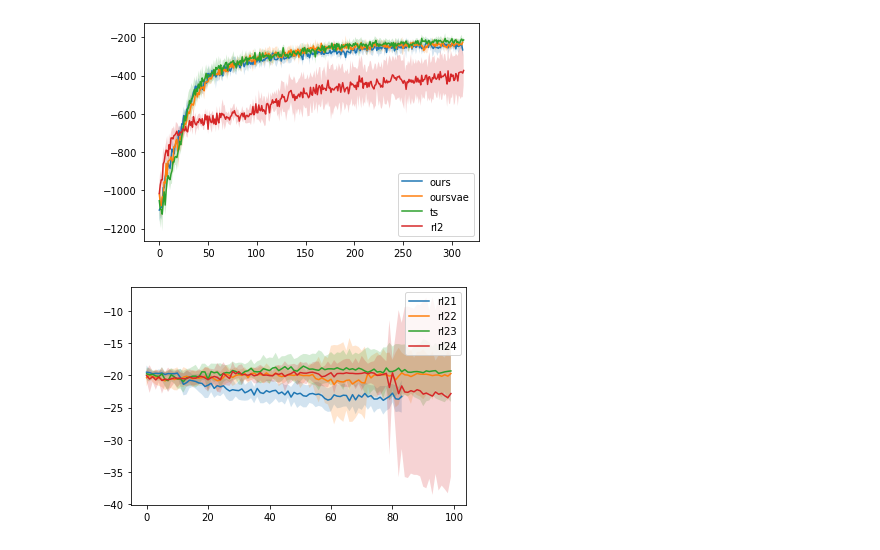
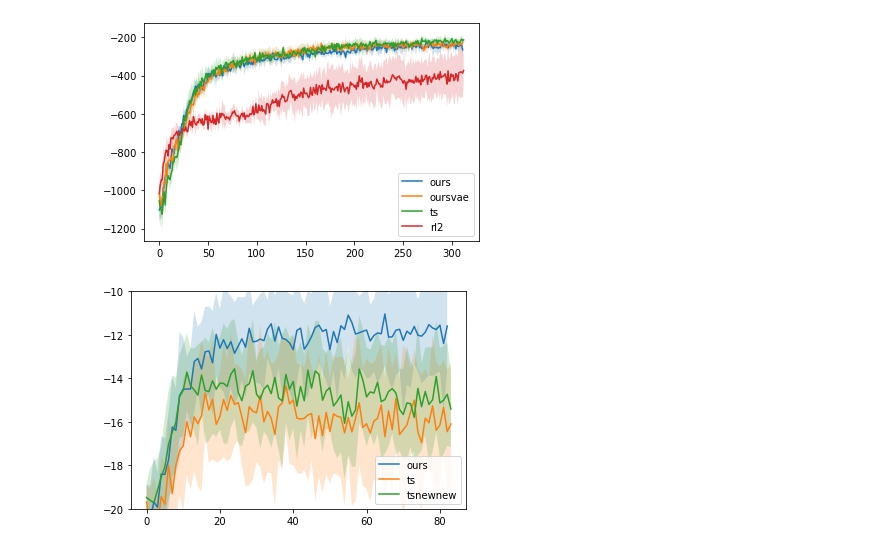
Before and after one commit to riccardopoiani/trio-non-stationary-meta-rl, a Jupyter notebook: notebooks/view_results.ipynb, the cells around one changed output. Saved outputs shown, nothing was run; the diff lists cells and outputs as text; code cells hidden in the pictures.

```diff
--- a/notebooks/view_results.ipynb
+++ b/notebooks/view_results.ipynb
@@ -1032,15 +1032,11 @@ labels = ['ours', 'oursvae', 'ts', 'rl2']
 r = plot_eval(files, labels)
 # %% [output]
 [figure]
-# %%
-files = ["../result/rl2newarch/rl21/",
-         "../result/rl2newarch/rl22/",
-         "../result/rl2newarch/rl23/",
-         "../result/rl2newarch/rl24/"
-        ]
-
-labels = ['rl21', 'rl22', 'rl23', 'rl24']
-
-r = plot_eval(files, labels)
-# %% [output]
-[figure, removed]
+# %%
+files = ["../result/oursnew/", "../result/tsnew/", "../result/tsnewnew/"]
+
+labels = ['ours', 'ts', 'tsnewnew']
+plt.ylim(-20, -10)
+r = plot_eval(files, labels)
+# %% [output]
+[figure, added]
```
Also changed, not shown: parts of 10 cells of this notebook, 38 other files.
